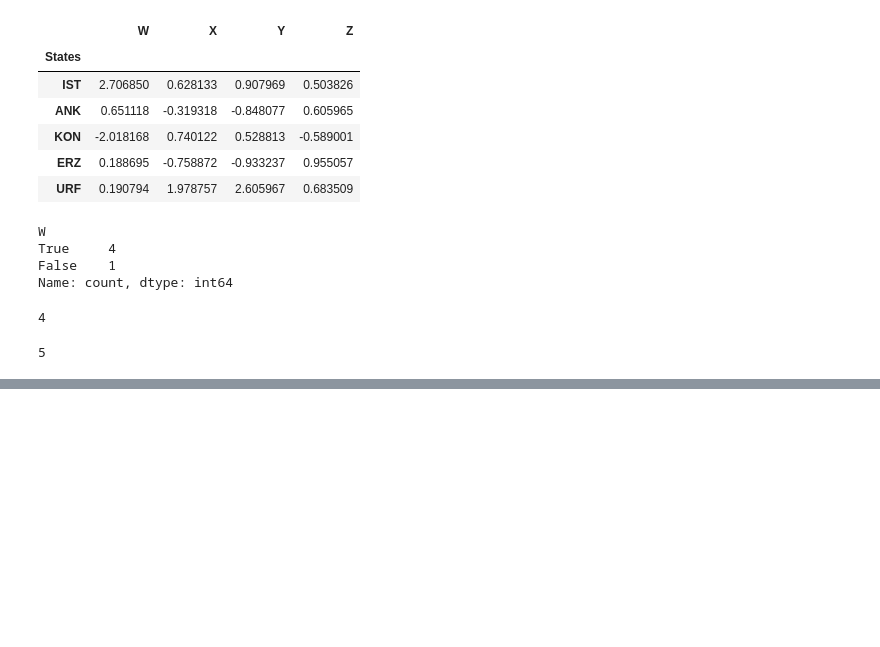
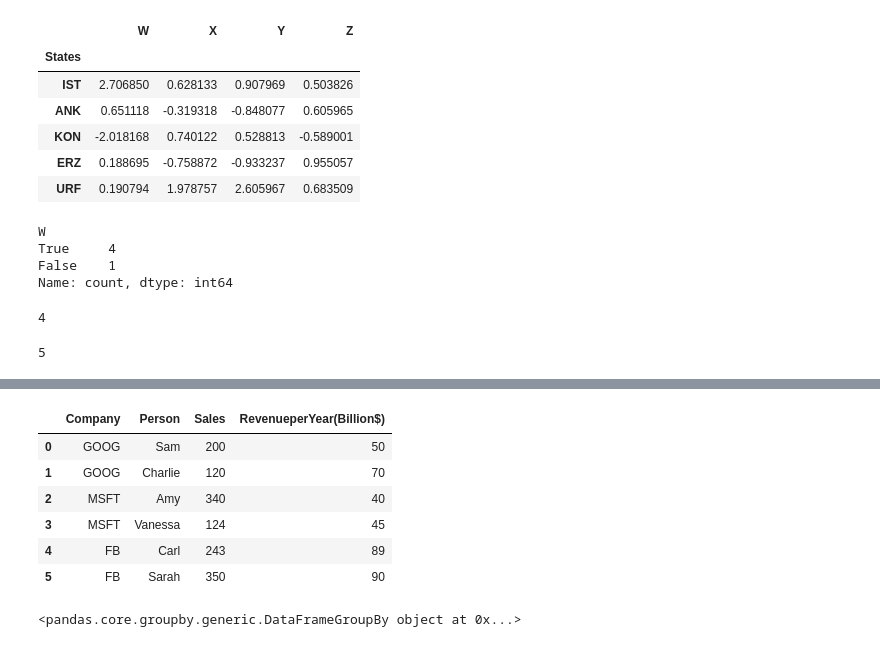
Before and after one commit to ibrahimaltun/udemy-courses, a Jupyter notebook: python-for-time-series-data-analysis/2.pandas.ipynb, the cells around one changed output, grey strips where cells are left out. Drawn from its saved outputs; the diff is of its cells as text; code cells hidden in the pictures; blank space fills up the shorter version.

```diff
--- a/python-for-time-series-data-analysis/2.pandas.ipynb
+++ b/python-for-time-series-data-analysis/2.pandas.ipynb
@@ -471,0 +579,14 @@ len(ser_w)
+# %%
+data_f
+# %% [output]
+|  | Company | Person | Sales | RevenueperYear(Billion$) |
+| 0 | GOOG | Sam | 200 | 50 |
+| 1 | GOOG | Charlie | 120 | 70 |
+| 2 | MSFT | Amy | 340 | 40 |
+| 3 | MSFT | Vanessa | 124 | 45 |
+| 4 | FB | Carl | 243 | 89 |
+| 5 | FB | Sarah | 350 | 90 |
+# %%
+data_f.groupby("Company")
+# %% [output]
+<pandas.core.groupby.generic.DataFrameGroupBy object at 0x...>
```
Also changed, not shown: parts of 69 cells of this notebook.
